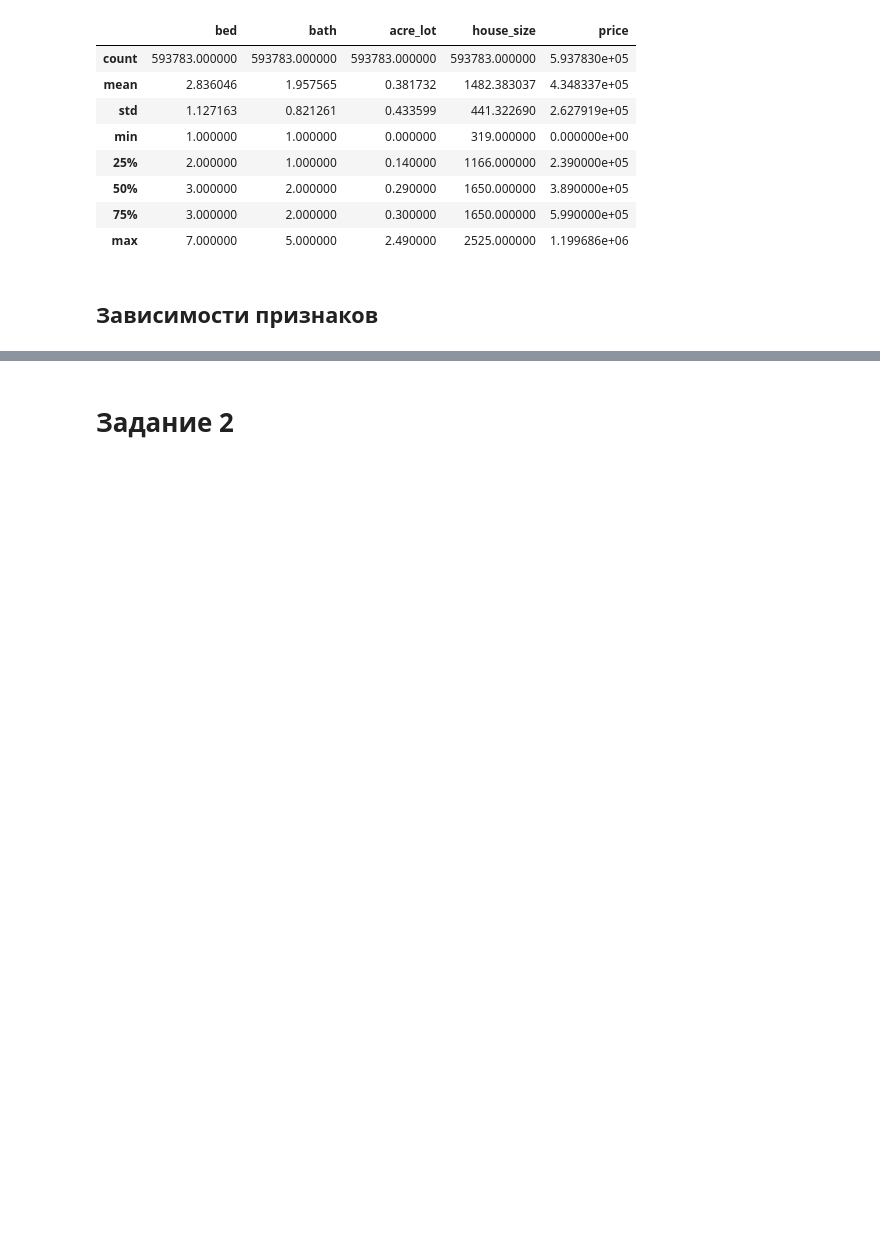
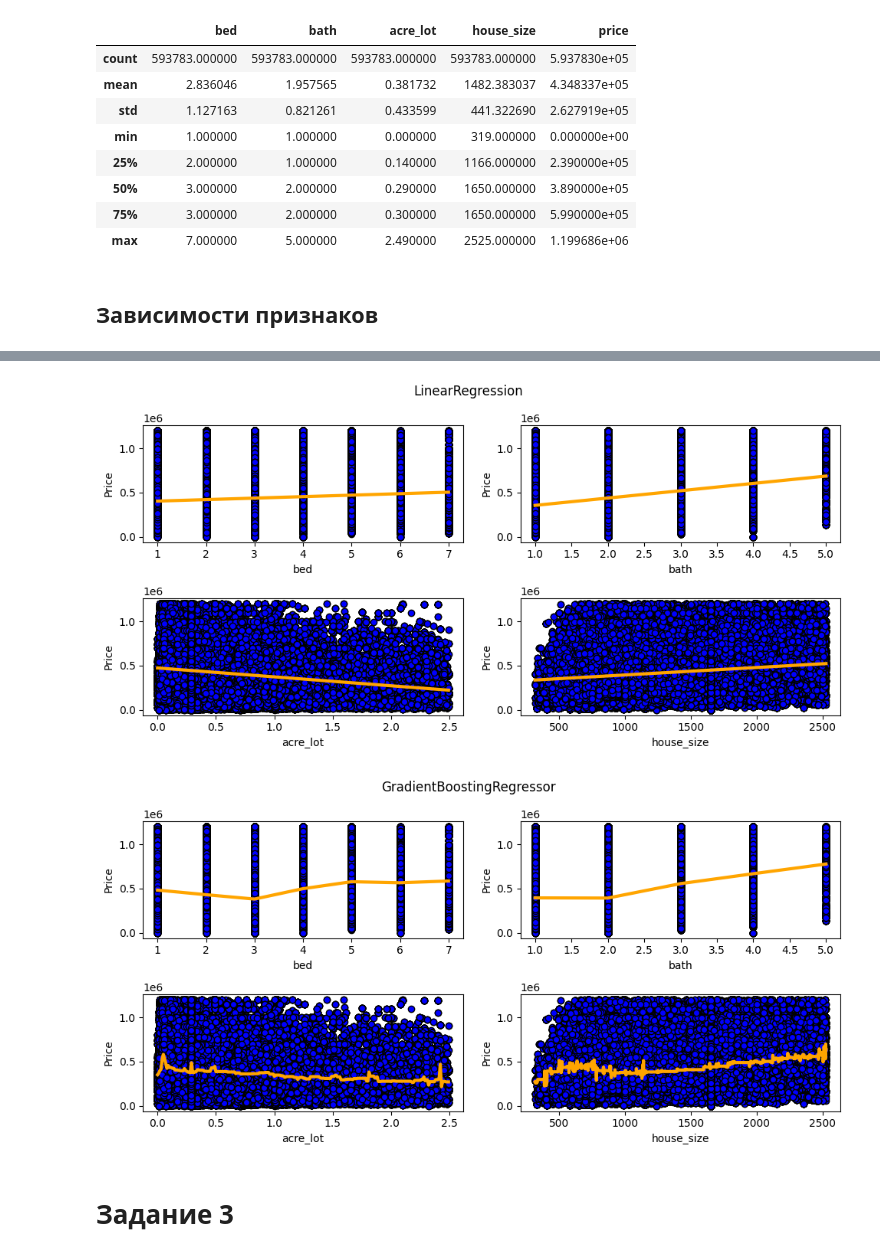
Before and after one commit to HerrPhoton/Theory-of-statistical-solutions, a Jupyter notebook: lab4.ipynb, the cells around one changed output, grey strips where cells are left out. Drawn from its saved outputs; the diff is of its cells as text; code cells hidden in the pictures; blank space fills up the shorter version.

```diff
--- a/lab4.ipynb
+++ b/lab4.ipynb
@@ -216,2 +218,8 @@ plt.show()
+# %%
+plot_regression(LinearRegression)
+plot_regression(GradientBoostingRegressor)
+# %% [output]
+[figure, added]
+[figure, added]
 # %% [markdown]
-# Задание 2
+# Задание 3
```
Also changed, not shown: parts of 5 cells of this notebook.
